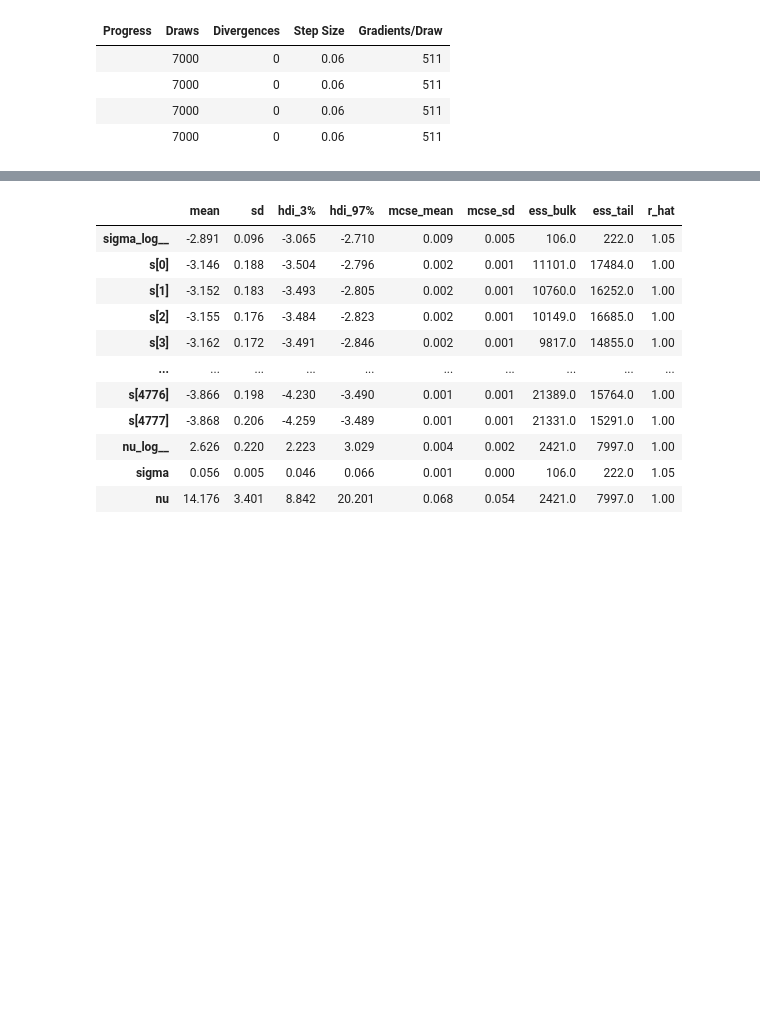
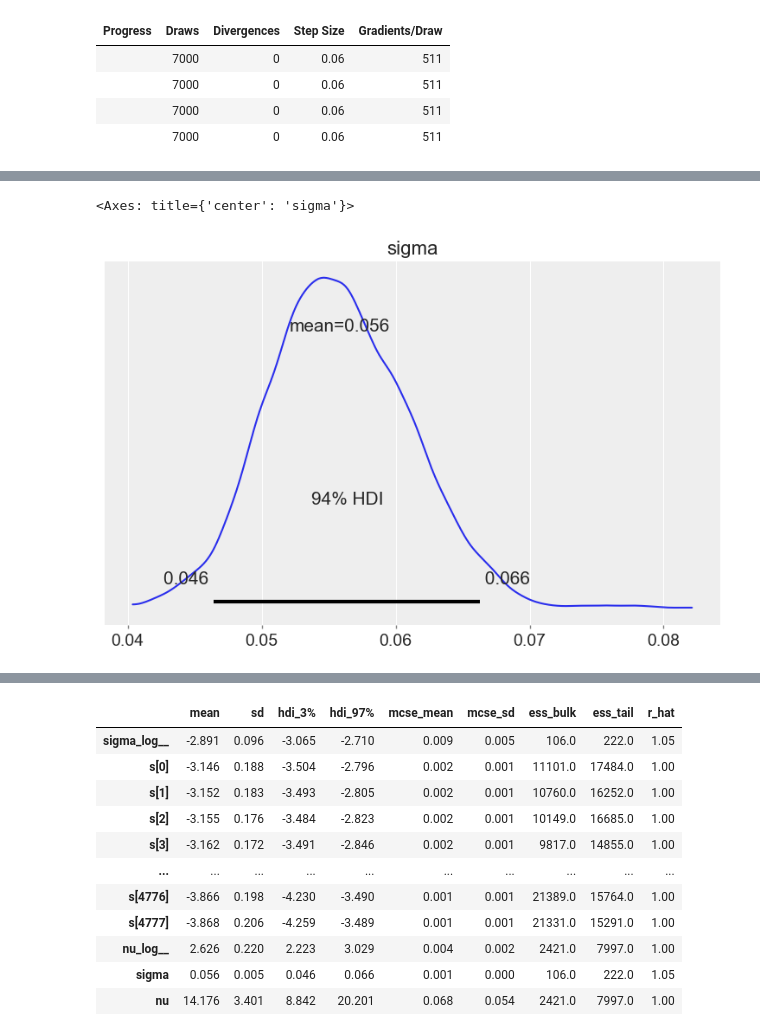
Before and after one commit to Barroclough01/machine-learning-for-trading, a Jupyter notebook: 10_bayesian_machine_learning/05_stochastic_volatility_predictions.ipynb, the cells around one changed output, grey strips where cells are left out. Cells and saved outputs as stored; diff of their text form; code cells hidden in the pictures; blank space fills up the shorter version.

```diff
--- a/10_bayesian_machine_learning/05_stochastic_volatility_predictions.ipynb
+++ b/10_bayesian_machine_learning/05_stochastic_volatility_predictions.ipynb
@@ -103,3 +103,9 @@ trace = predict_volatility(model, trace, test_data)
 # %% [output]
 Sampling: [s]
 [interactive output not drawn]
+# %%
+# 6. Plot the step size distribution
+az.plot_posterior(trace, var_names=['sigma'])
+# %% [output]
+<Axes: title={'center': 'sigma'}>
+[figure, added]
```
Also changed, not shown: parts of 17 cells of this notebook.
